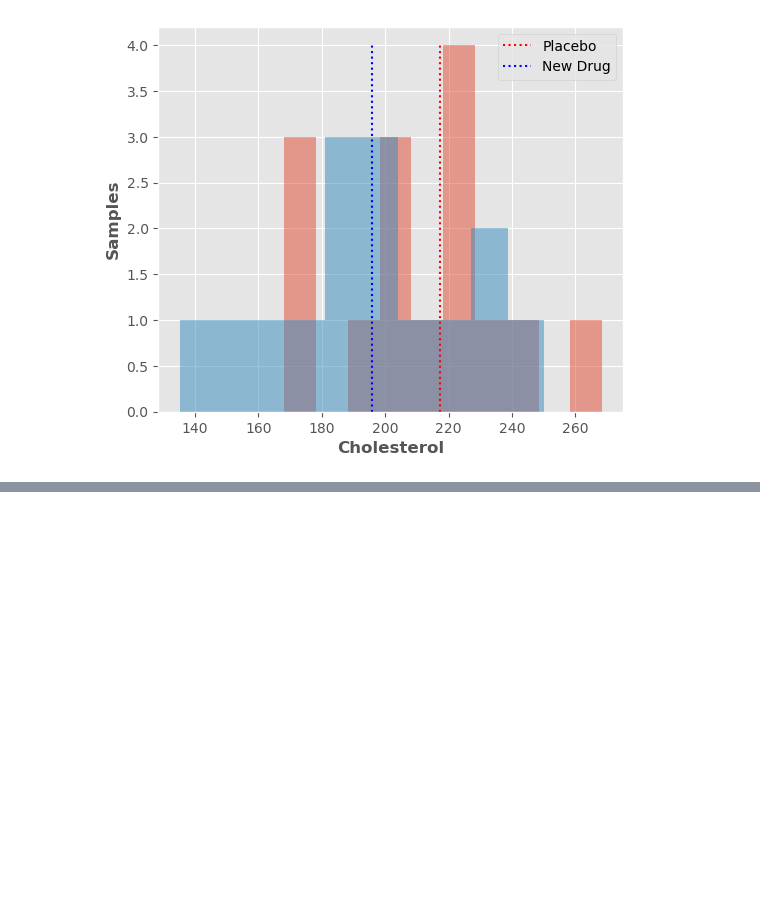
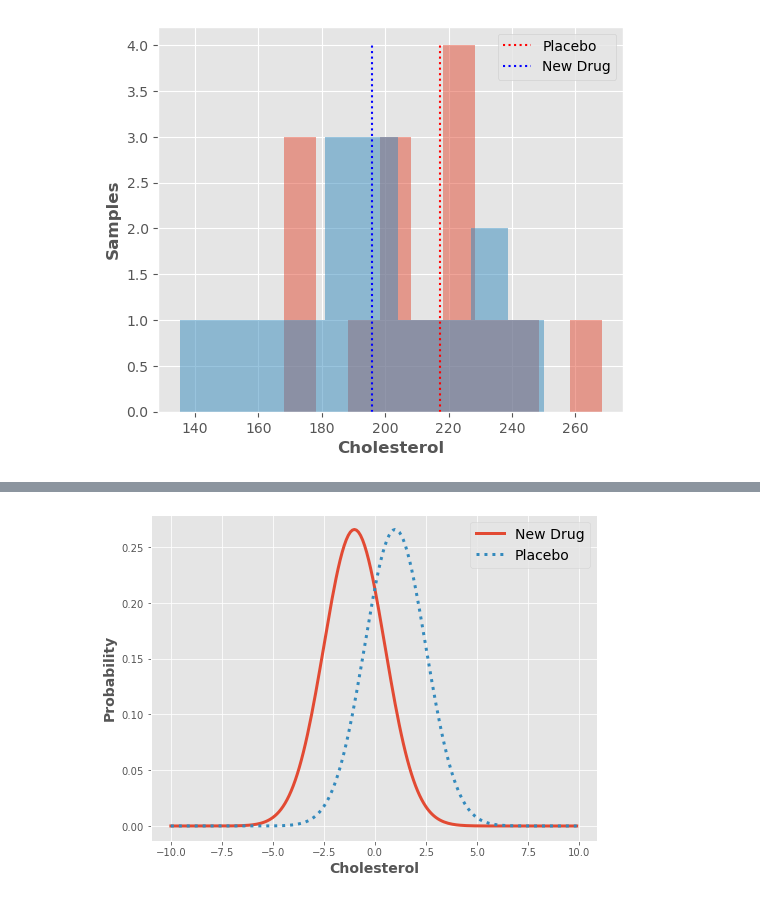
Before and after one commit to TobGerken/ISAT300, a Jupyter notebook: LectureCode/TTest.ipynb, the cells around one changed output, grey strips where cells are left out. Drawn from its saved outputs; the diff is of its cells as text; code cells hidden in the pictures; blank space fills up the shorter version.

```diff
--- a/LectureCode/TTest.ipynb
+++ b/LectureCode/TTest.ipynb
@@ -98,0 +116,17 @@ Text(0.5, 0, 'Cholesterol')
+# %%
+x = np.arange(-10, 10, 0.1)
+#plot normal distribution with mean 0 and standard deviation 1
+fig = plt.figure(figsize = (8, 6))
+ax = fig.add_subplot(1, 1, 1)
+
+plt.plot(x, norm.pdf(x, -1, 1.5), linewidth = 3)
+plt.plot(x, norm.pdf(x, 1, 1.5), linestyle=':', linewidth = 3)
+
+
+
+ax.set_ylabel('Probability',fontsize = 14, fontweight='bold')
+ax.set_xlabel('Cholesterol',fontsize = 14, fontweight='bold')
+ax.legend(['New Drug', 'Placebo'], fontsize = 14)
+plt.savefig('CD1D2_2.jpg')
+# %% [output]
+[figure, added]
```
Also changed, not shown: parts of 5 cells of this notebook.
